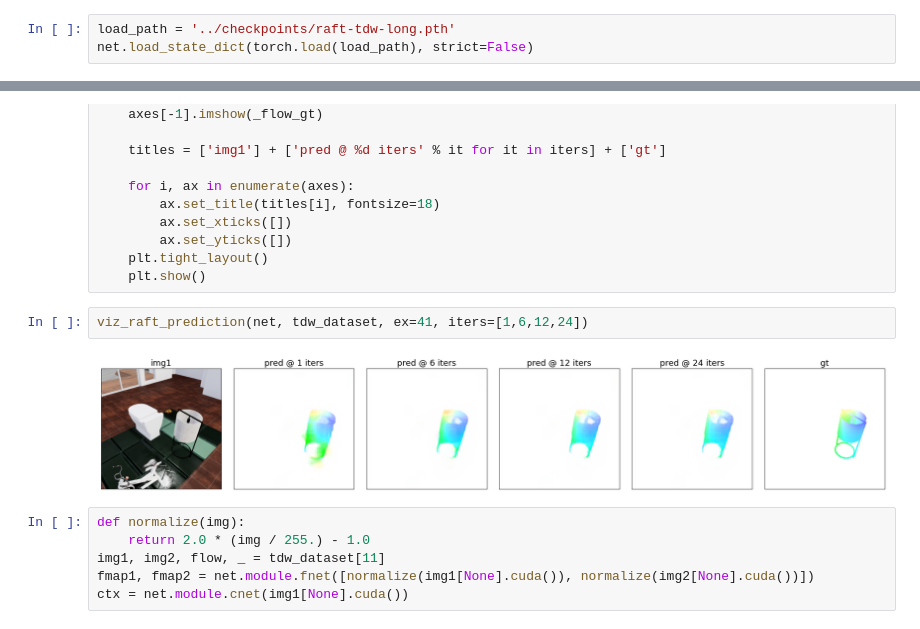
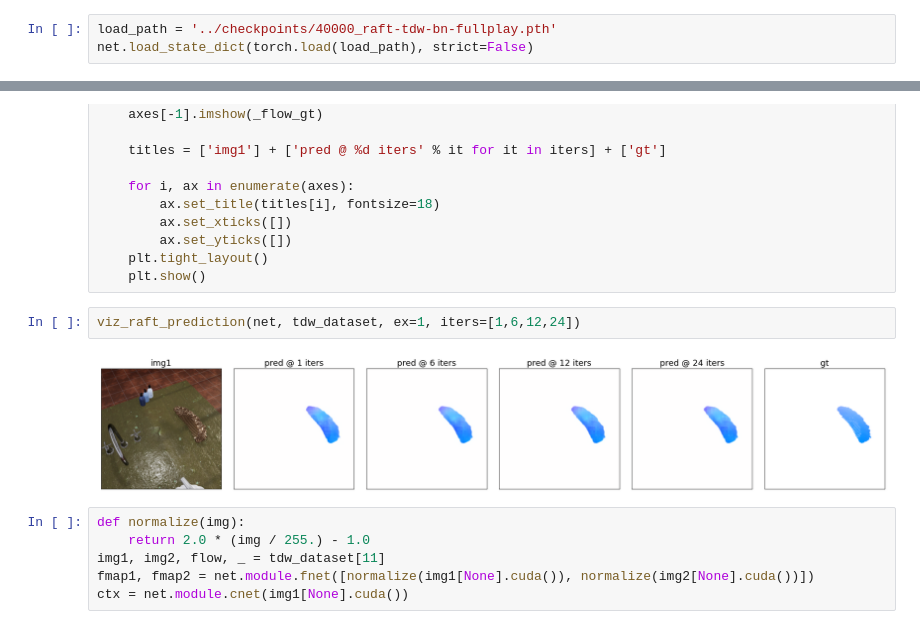
Before and after one commit to neuroailab/RAFT, a Jupyter notebook: notebooks/TDW_dataloading_020522.ipynb, the cells around one changed output, grey strips where cells are left out. Saved outputs shown, nothing was run; the diff lists cells and outputs as text.

```diff
--- a/notebooks/TDW_dataloading_020522.ipynb
+++ b/notebooks/TDW_dataloading_020522.ipynb
@@ -136,7 +136,7 @@ ls ../checkpoints/*g0*
 ../checkpoints/raft-tdw-g045-lr001-3iters.pth
 ../checkpoints/raft-tdw-g05-6iters.pth
 # %%
-load_path = '../checkpoints/raft-tdw-long.pth'
+load_path = '../checkpoints/40000_raft-tdw-bn-fullplay.pth'
 net.load_state_dict(torch.load(load_path), strict=False)
 # %% [output]
 <All keys matched successfully>
@@ -187,9 +187,9 @@ def viz_raft_prediction(model, dataset, ex=0, iters=[1,12,24]):
     plt.tight_layout()
     plt.show()
 # %%
-viz_raft_prediction(net, tdw_dataset, ex=41, iters=[1,6,12,24])
+viz_raft_prediction(net, tdw_dataset, ex=1, iters=[1,6,12,24])
 # %% [output]
-[figure, old version]
+[figure, new version]
 # %%
 def normalize(img):
     return 2.0 * (img / 255.) - 1.0
```
Also changed, not shown: parts of 1 cell of this notebook, 2 other files.
